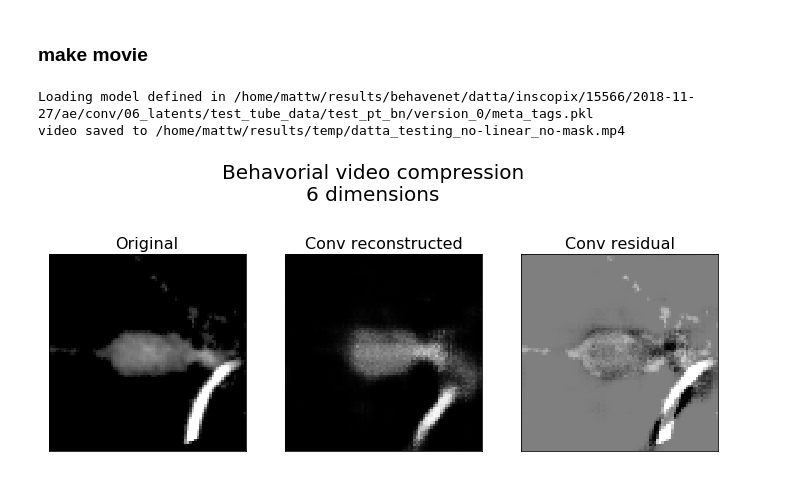
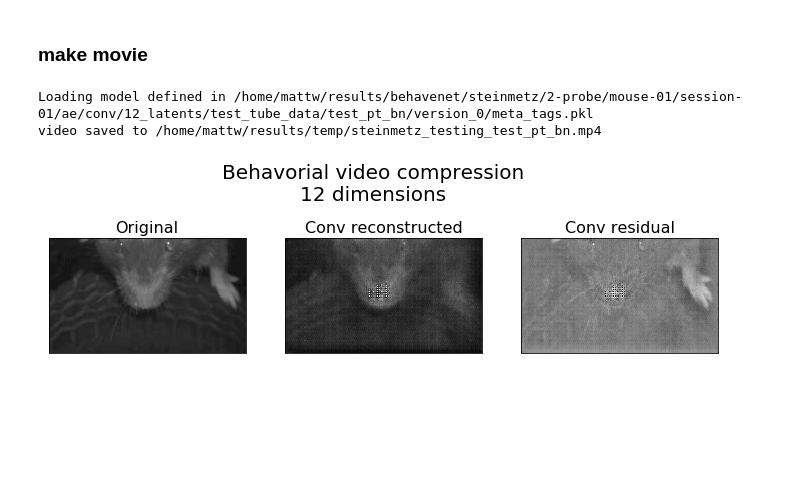
Before and after one commit to themattinthehatt/behavenet, a Jupyter notebook: analyses/ae/conv_linear_reconstructions.ipynb, the cells around one changed output. Saved outputs shown, nothing was run; the diff lists cells and outputs as text; code cells hidden in the pictures; blank space fills up the shorter version.

```diff
--- a/analyses/ae/conv_linear_reconstructions.ipynb
+++ b/analyses/ae/conv_linear_reconstructions.ipynb
@@ -155,22 +155,30 @@ for i, ax in enumerate(splt.axes):
 # %%
 from analyses.ae.movies import reconstruction
 from fitting.utils import get_lab_example
 include_linear = False
+version = 'best'
 hparams = {
     'data_dir': '/home/mattw/data',  # might be a different path than what is saved in hparams
     'tt_save_path': '/home/mattw/results/behavenet',
     'experiment_name': 'test_pt_bn',
     'model_class': 'ae',
     'model_type': 'conv',
     'lib': 'torch'}
-lab = 'datta'
+lab = 'steinmetz'
 get_lab_example(hparams, lab)
 save_file = str('/home/mattw/results/temp/%s_testing' % lab)
-if not include_linear:
-    save_file += '_no-linear_no-mask'
+
+# if not include_linear:
+#     save_file += '_no-linear'
+
+# save_file += '_version_{}'.format(version)
+
+save_file += '_%s' % hparams['experiment_name']
+
 reconstruction(
-    hparams, trial=18, version=0, save_file=save_file, include_linear=include_linear)
+    hparams, trial=18, version=version, save_file=save_file,
+    include_linear=include_linear)
 # %% [output]
-Loading model defined in /home/mattw/results/behavenet/datta/inscopix/15566/2018-11-27/ae/conv/06_latents/test_tube_data/test_pt_bn/version_0/meta_tags.pkl
-video saved to /home/mattw/results/temp/datta_testing_no-linear_no-mask.mp4
+Loading model defined in /home/mattw/results/behavenet/steinmetz/2-probe/mouse-01/session-01/ae/conv/12_latents/test_tube_data/test_pt_bn/version_0/meta_tags.pkl
+video saved to /home/mattw/results/temp/steinmetz_testing_test_pt_bn.mp4
-[figure, old version]
+[figure, new version]
```
Also changed, not shown: 4 other files.
